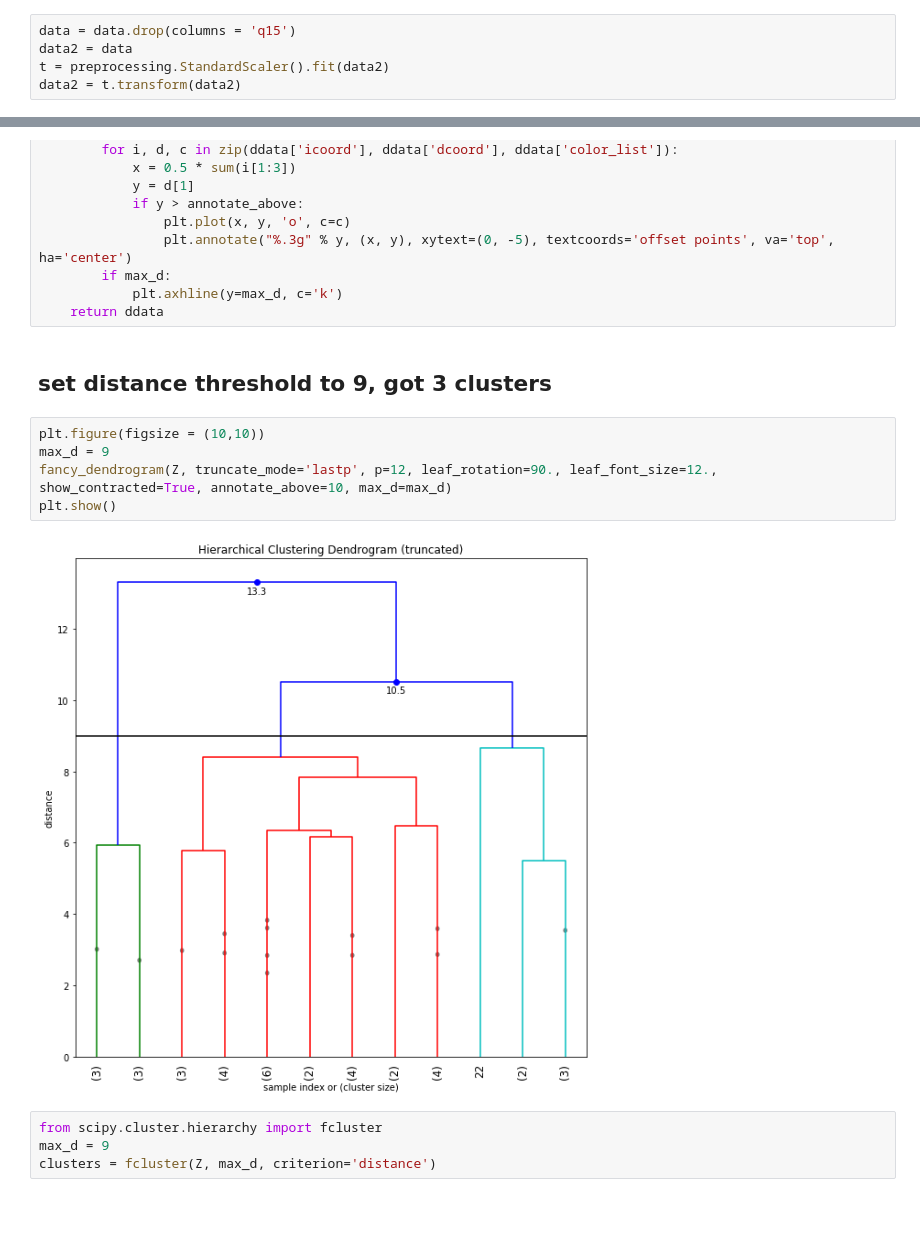
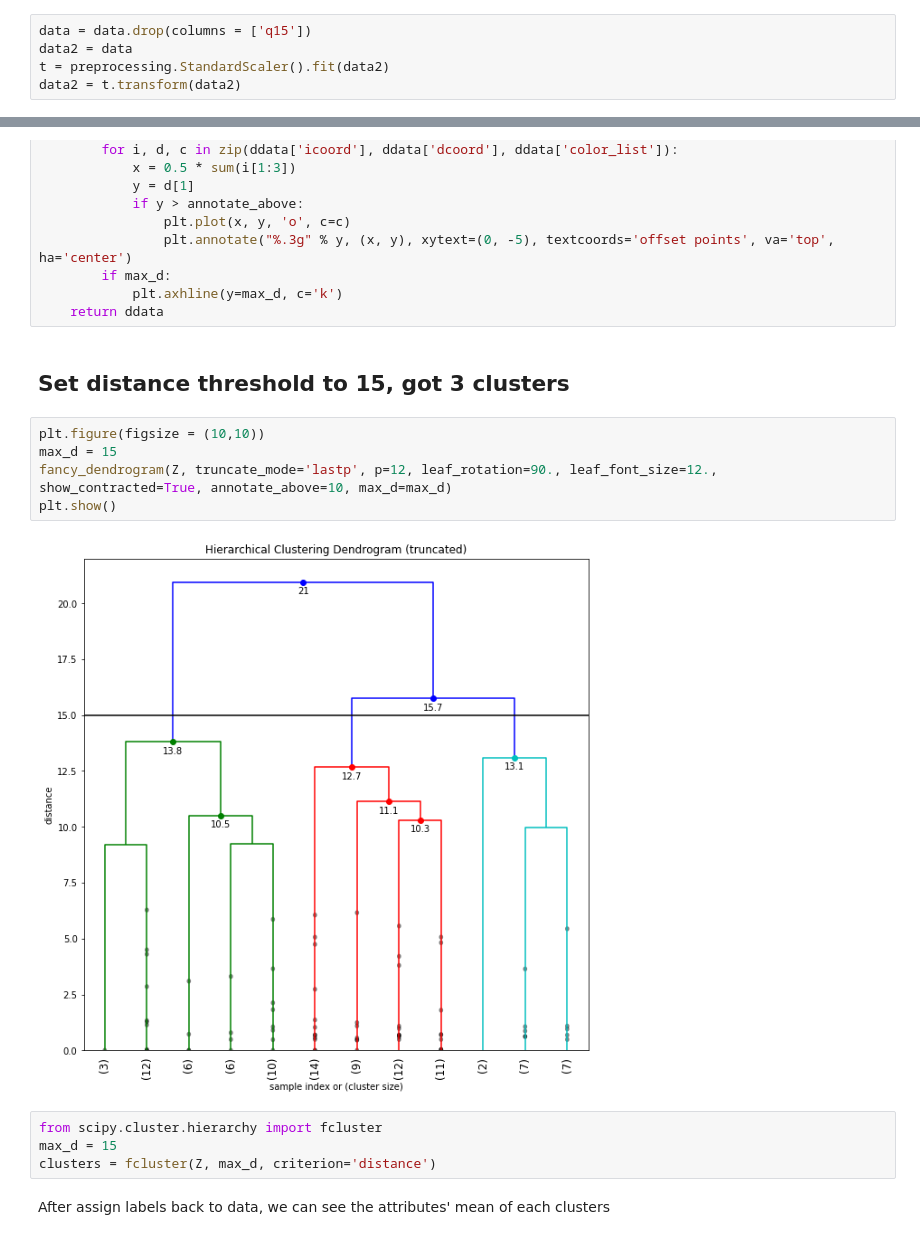
Before and after one commit to JCH12138O/family-visit, a Jupyter notebook: familyvisit.ipynb, the cells around one changed output, grey strips where cells are left out. Saved outputs shown, nothing was run; the diff lists cells and outputs as text; blank space fills up the shorter version.

```diff
--- a/familyvisit.ipynb
+++ b/familyvisit.ipynb
@@ -74,5 +109,5 @@ data.head(10)
 # %%
-data = data.drop(columns = 'q15')
+data = data.drop(columns = ['q15'])
 data2 = data
 t = preprocessing.StandardScaler().fit(data2)
 data2 = t.transform(data2)
@@ -117,18 +156,20 @@ def fancy_dendrogram(*args, **kwargs):
             plt.axhline(y=max_d, c='k')
     return ddata
 # %% [markdown]
-## set distance threshold to 9, got 3 clusters
+## Set distance threshold to 15, got 3 clusters
 # %%
 plt.figure(figsize = (10,10))
-max_d = 9
+max_d = 15
 fancy_dendrogram(Z, truncate_mode='lastp', p=12, leaf_rotation=90., leaf_font_size=12., show_contracted=True, annotate_above=10, max_d=max_d)
 plt.show()
 # %% [output]
-[figure, old version]
+[figure, new version]
 # %%
 from scipy.cluster.hierarchy import fcluster
-max_d = 9
+max_d = 15
 clusters = fcluster(Z, max_d, criterion='distance')
+# %% [markdown]
+After assign labels back to data, we can see the attributes' mean of each clusters
 # %%
 data['cluster'] = clusters
 groups = data.groupby('cluster').mean()
```
Also changed, not shown: parts of 26 cells of this notebook, 2 other files.
